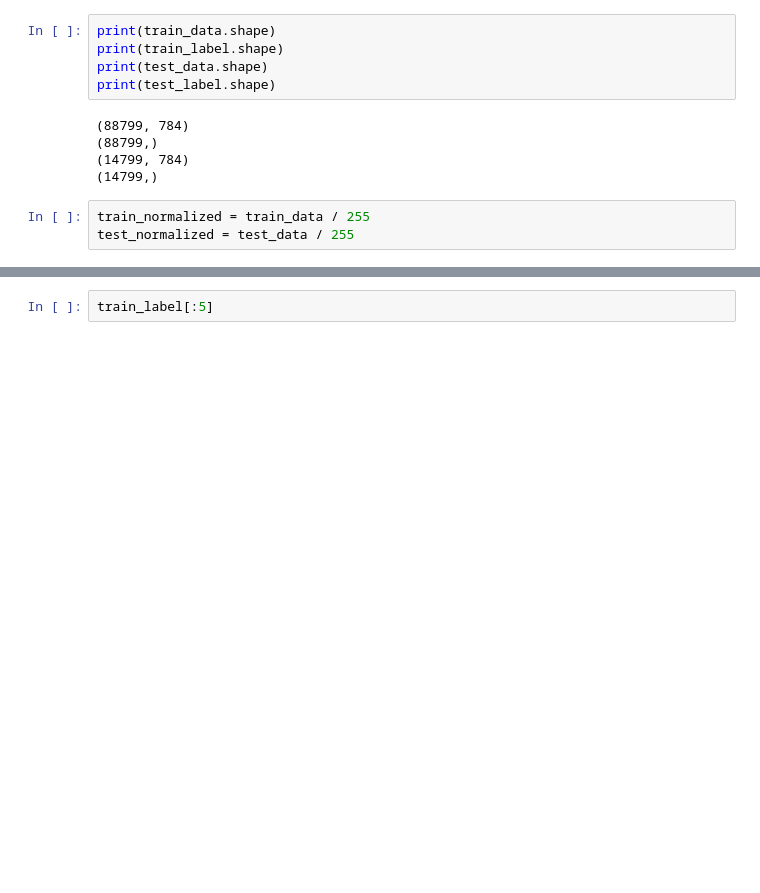
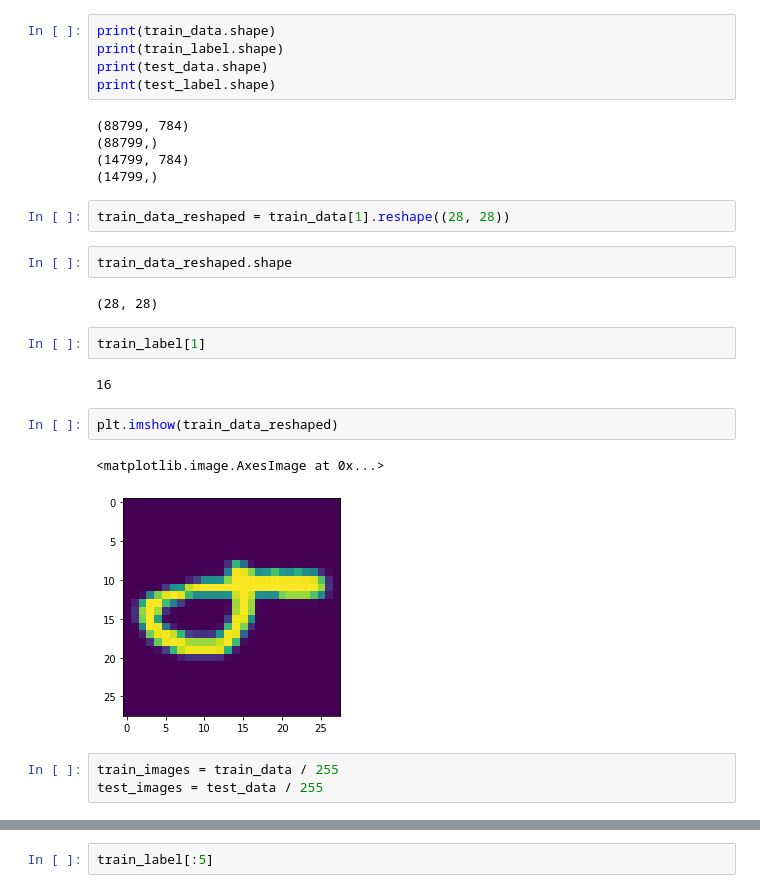
Before and after one commit to A-S-Adithiyaa/PBL_5th_SEM, a Jupyter notebook: main.ipynb, the cells around one changed output, grey strips where cells are left out. Cells and saved outputs as stored; diff of their text form; blank space fills up the shorter version.

```diff
--- a/main.ipynb
+++ b/main.ipynb
@@ -31,6 +33,21 @@ print(test_label.shape)
 (88799,)
 (14799, 784)
 (14799,)
+# %%
+train_data_reshaped = train_data[1].reshape((28, 28))
+# %%
+train_data_reshaped.shape
+# %% [output]
+(28, 28)
+# %%
+train_label[1]
+# %% [output]
+16
+# %%
+plt.imshow(train_data_reshaped)
+# %% [output]
+<matplotlib.image.AxesImage at 0x...>
+[figure, added]
 # %%
-train_normalized = train_data / 255
-test_normalized = test_data / 255
+train_images = train_data / 255
+test_images = test_data / 255
```
Also changed, not shown: parts of 16 cells of this notebook.
